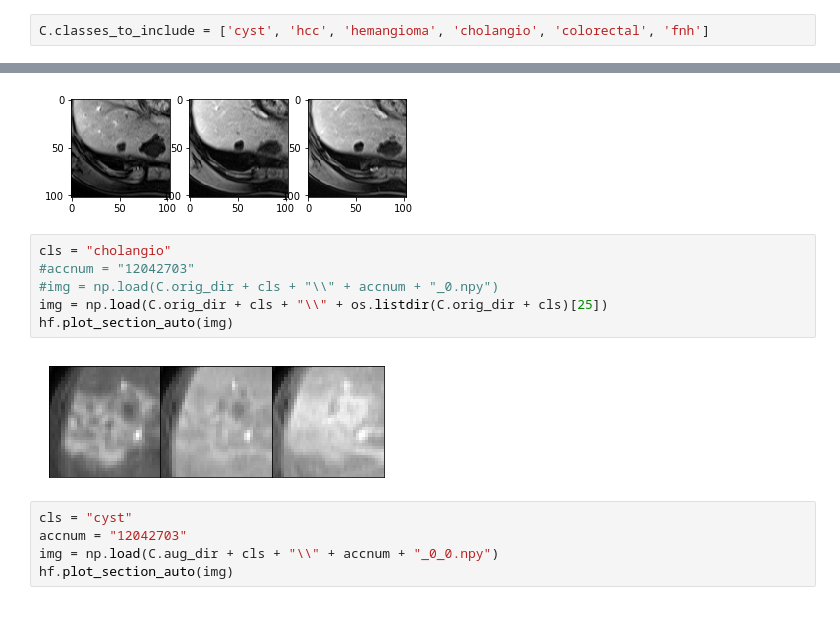
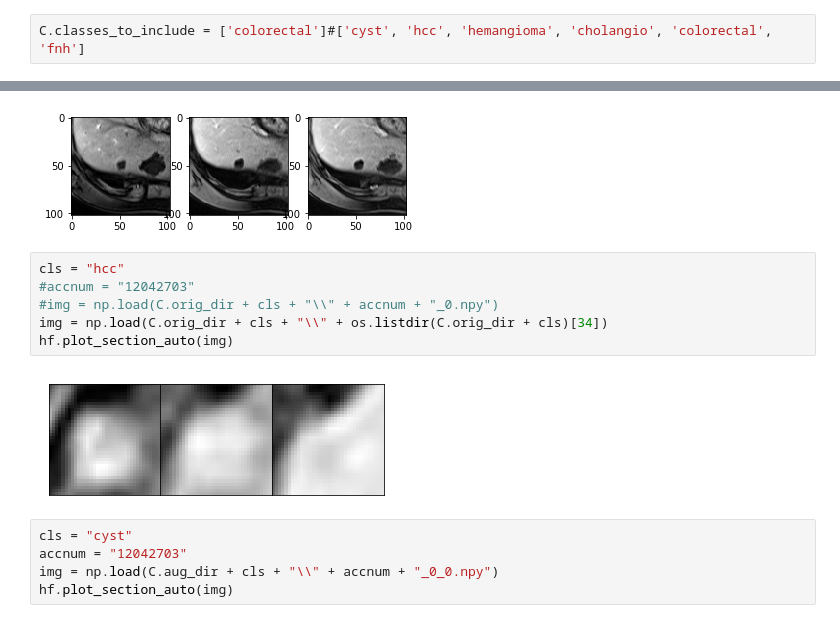
Before and after one commit to clintonjwang/voi-classifier, a Jupyter notebook: voi-extractor.ipynb, the cells around one changed output, grey strips where cells are left out. Saved outputs shown, nothing was run; the diff lists cells and outputs as text.

```diff
--- a/voi-extractor.ipynb
+++ b/voi-extractor.ipynb
@@ -41,5 +41,5 @@ for cls in C.classes_to_include:
 # %% [markdown]
 Generate VOI cutouts
 # %%
-C.classes_to_include = ['cyst', 'hcc', 'hemangioma', 'cholangio', 'colorectal', 'fnh']
+C.classes_to_include = ['colorectal']#['cyst', 'hcc', 'hemangioma', 'cholangio', 'colorectal', 'fnh']
 # %%
@@ -121,13 +116,13 @@ hf.plot_section_auto(img)
 # %% [output]
 [figure]
 # %%
-cls = "cholangio"
+cls = "hcc"
 #accnum = "12042703"
 #img = np.load(C.orig_dir + cls + "\\" + accnum + "_0.npy")
-img = np.load(C.orig_dir + cls + "\\" + os.listdir(C.orig_dir + cls)[25])
+img = np.load(C.orig_dir + cls + "\\" + os.listdir(C.orig_dir + cls)[34])
 hf.plot_section_auto(img)
 # %% [output]
-[figure, old version]
+[figure, new version]
 # %%
 cls = "cyst"
 accnum = "12042703"
```
Also changed, not shown: parts of 3 cells of this notebook, 9 other files.
